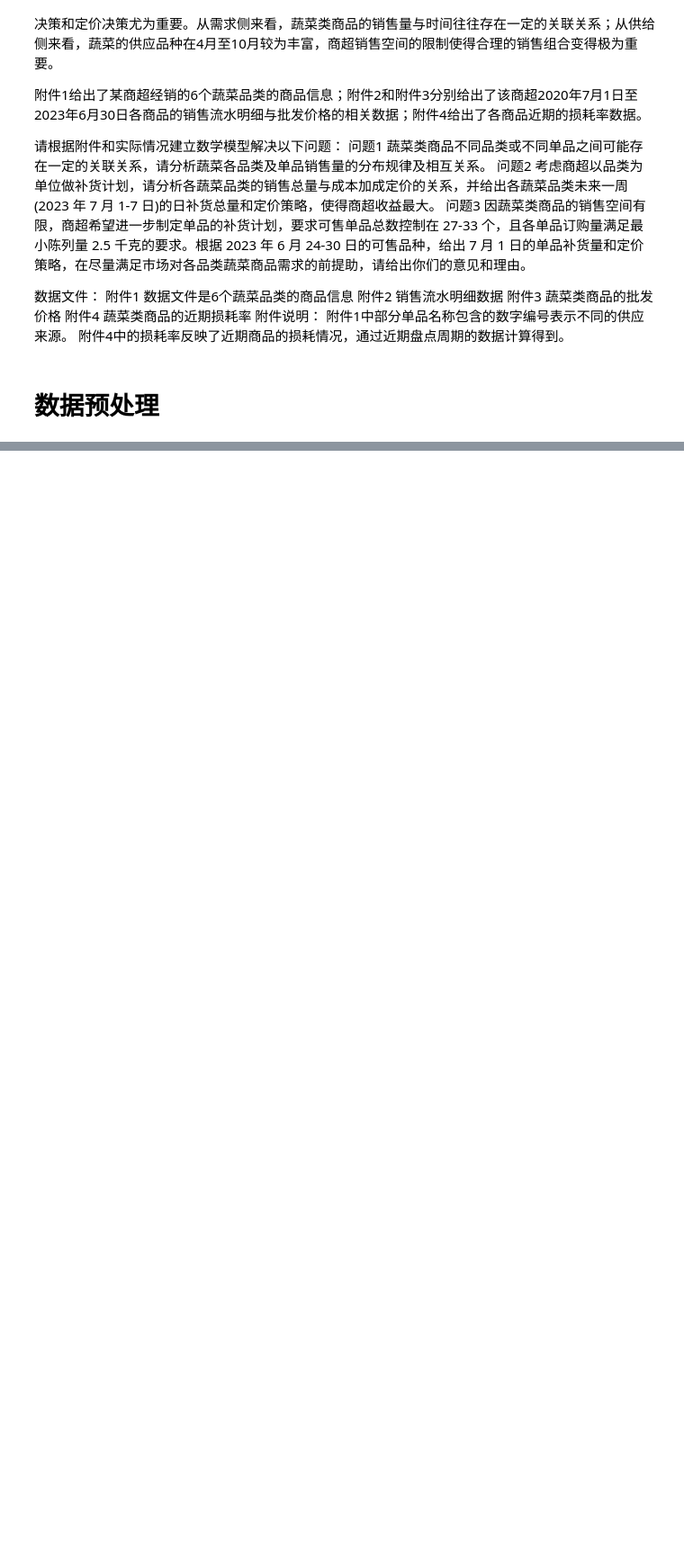
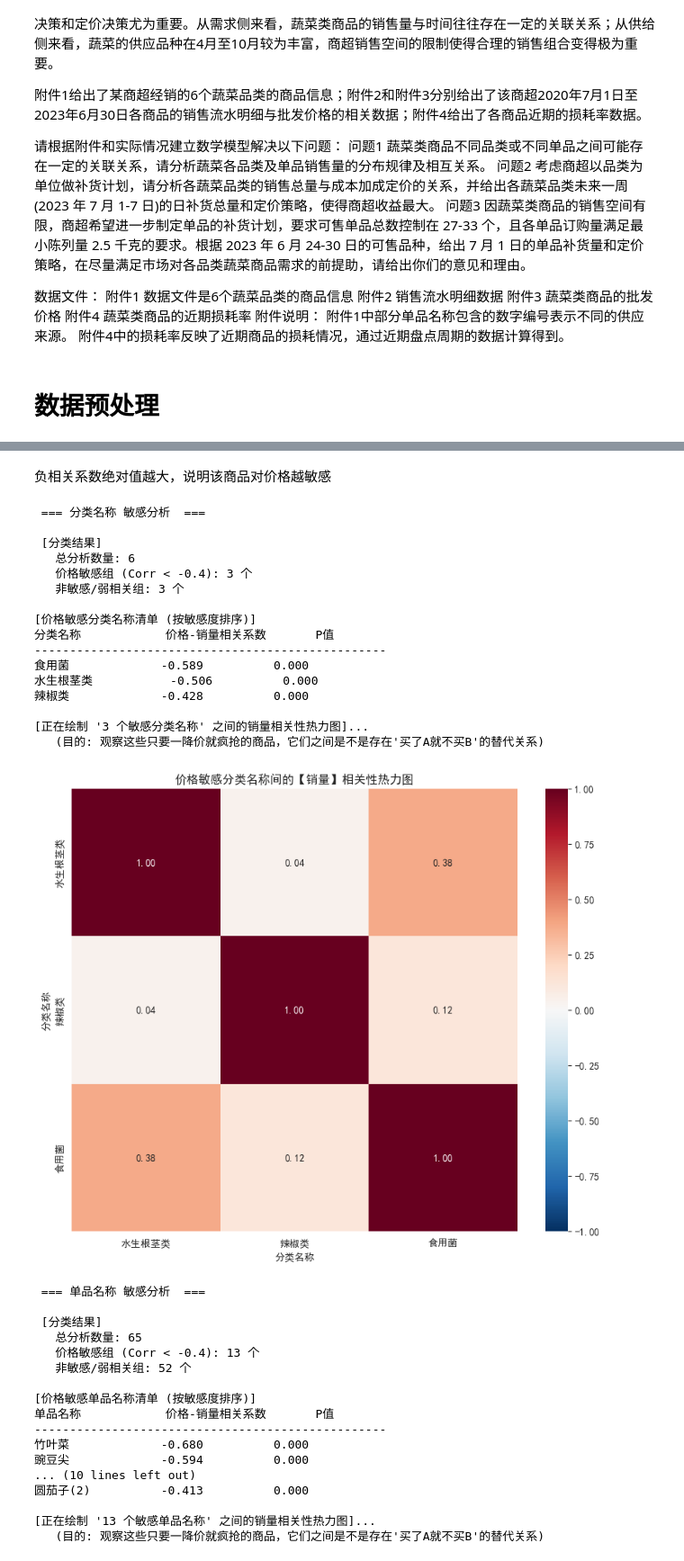
Before and after one commit to VasantLong/ml2025, a Jupyter notebook: hw/独立实践项目/code.ipynb, the cells around one changed output, grey strips where cells are left out. Shown at 90% size. Saved outputs shown, nothing was run; the diff lists cells and outputs as text; code cells hidden in the pictures; blank space fills up the shorter version.

```diff
--- a/hw/独立实践项目/code.ipynb
+++ b/hw/独立实践项目/code.ipynb
@@ -426,6 +536,6 @@ generate_text_report(df_sku_daily, df_cat_daily)
 # %%
-quarterly = df_cat_daily.groupby(['季节', '分类名称']).agg({
-    '销量': 'mean'  # 季度日均销量
+seasonly = df_cat_daily.groupby(['季节', '分类名称']).agg({
+    '销量': 'mean'  # 季节日均销量
 }).reset_index()
 
 season_desc = {
@@ -435,19 +545,9 @@ season_desc = {
     '冬季': '冬季(12-2月)'
 }
 
-print("\n [各季节平均日销量 TOP 3]")
-for season in ["春季", "夏季", "秋季", "冬季"]:
-    season_data = quarterly[quarterly['季节'] == season]
-    if season_data.empty: continue
-
-    print(f"\n{season_desc[season]}:")
-    for _, row in season_data.sort_values('销量', ascending=False).head(3).iterrows():
-        print(f"   {row['分类名称']}: {row['销量']:.1f} kg/天")
-
-
 print("\n [季节性波动分析（旺季/淡季）]")
-for cat in quarterly['分类名称'].unique():
-    cat_data = quarterly[quarterly['分类名称'] == cat]
+for cat in seasonly['分类名称'].unique():
+    cat_data = seasonly[seasonly['分类名称'] == cat]
     if cat_data.empty: continue
 
     # 找到最大值和最小值所在的行
@@ -578,0 +660,2 @@ elasticity_df = analyze_price_elasticity_report(df_cat_daily, level_name='分类
+# %% [markdown]
+负相关系数绝对值越大，说明该商品对价格越敏感
@@ -578,0 +729,39 @@ elasticity_df = analyze_price_elasticity_report(df_cat_daily, level_name='分类
+# %%
+res_cat = analyze_sensitive_interactions(df_cat_daily, level_name='分类名称', sensitivity_threshold=-0.4)
+
+res_sku = analyze_sensitive_interactions(df_sku_daily, level_name='单品名称', sensitivity_threshold=-0.4)
+# %% [output]
+ === 分类名称 敏感分析  ===
+
+ [分类结果]
+   总分析数量: 6
+   价格敏感组 (Corr < -0.4): 3 个
+   非敏感/弱相关组: 3 个
+
+[价格敏感分类名称清单 (按敏感度排序)]
+分类名称            价格-销量相关系数       P值
+--------------------------------------------------
+食用菌             -0.589          0.000
+水生根茎类           -0.506          0.000
+辣椒类             -0.428          0.000
+
+[正在绘制 '3 个敏感分类名称' 之间的销量相关性热力图]...
+   (目的: 观察这些只要一降价就疯抢的商品，它们之间是不是存在'买了A就不买B'的替代关系)
+[figure, added]
+ === 单品名称 敏感分析  ===
+
+ [分类结果]
+   总分析数量: 65
+   价格敏感组 (Corr < -0.4): 13 个
+   非敏感/弱相关组: 52 个
+
+[价格敏感单品名称清单 (按敏感度排序)]
+单品名称            价格-销量相关系数       P值
+--------------------------------------------------
+竹叶菜             -0.680          0.000
+豌豆尖             -0.594          0.000
+... (10 lines left out)
+圆茄子(2)          -0.413          0.000
+
+[正在绘制 '13 个敏感单品名称' 之间的销量相关性热力图]...
+   (目的: 观察这些只要一降价就疯抢的商品，它们之间是不是存在'买了A就不买B'的替代关系)
```
Also changed, not shown: parts of 29 cells of this notebook.
